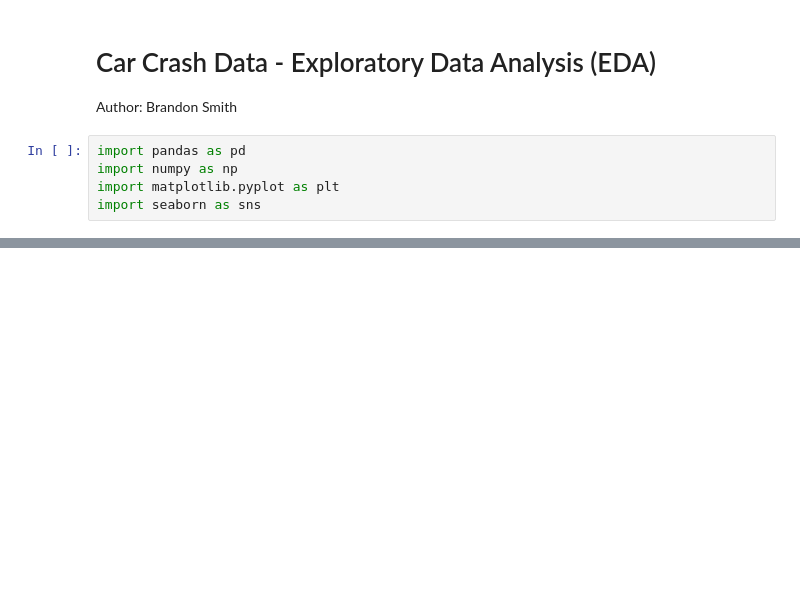
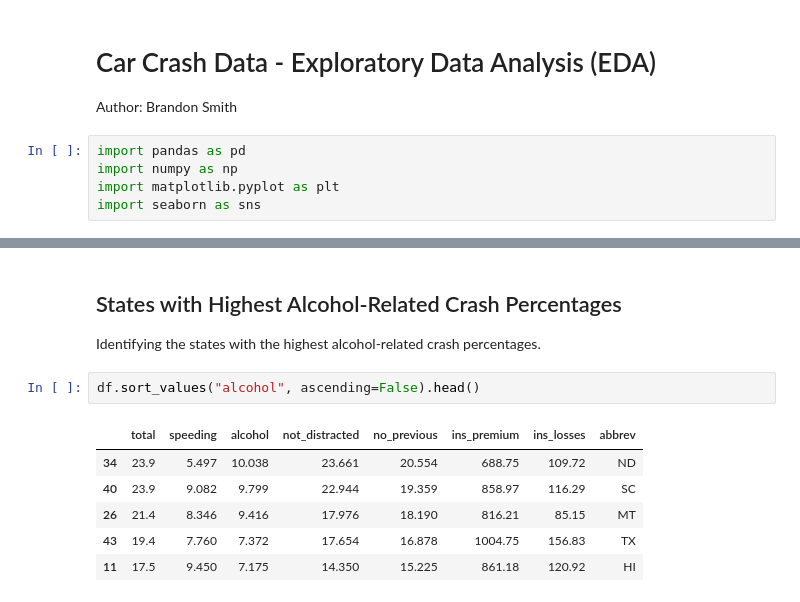
Before and after one commit to Brandon112123/datafun-06-eda, a Jupyter notebook: notebooks/eda.ipynb, the cells around one changed output, grey strips where cells are left out. Saved outputs shown, nothing was run; the diff lists cells and outputs as text; blank space fills up the shorter version.

```diff
--- a/notebooks/eda.ipynb
+++ b/notebooks/eda.ipynb
@@ -19,0 +51,13 @@ df.head()
+# %% [markdown]
+## States with Highest Alcohol-Related Crash Percentages
+
+Identifying the states with the highest alcohol-related crash percentages.
+# %%
+df.sort_values("alcohol", ascending=False).head()
+# %% [output]
+|  | total | speeding | alcohol | not_distracted | no_previous | ins_premium | ins_losses | abbrev |
+| 34 | 23.9 | 5.497 | 10.038 | 23.661 | 20.554 | 688.75 | 109.72 | ND |
+| 40 | 23.9 | 9.082 | 9.799 | 22.944 | 19.359 | 858.97 | 116.29 | SC |
+| 26 | 21.4 | 8.346 | 9.416 | 17.976 | 18.190 | 816.21 | 85.15 | MT |
+| 43 | 19.4 | 7.760 | 7.372 | 17.654 | 16.878 | 1004.75 | 156.83 | TX |
+| 11 | 17.5 | 9.450 | 7.175 | 14.350 | 15.225 | 861.18 | 120.92 | HI |
```
Also changed, not shown: parts of 8 cells of this notebook, 1 other file.
